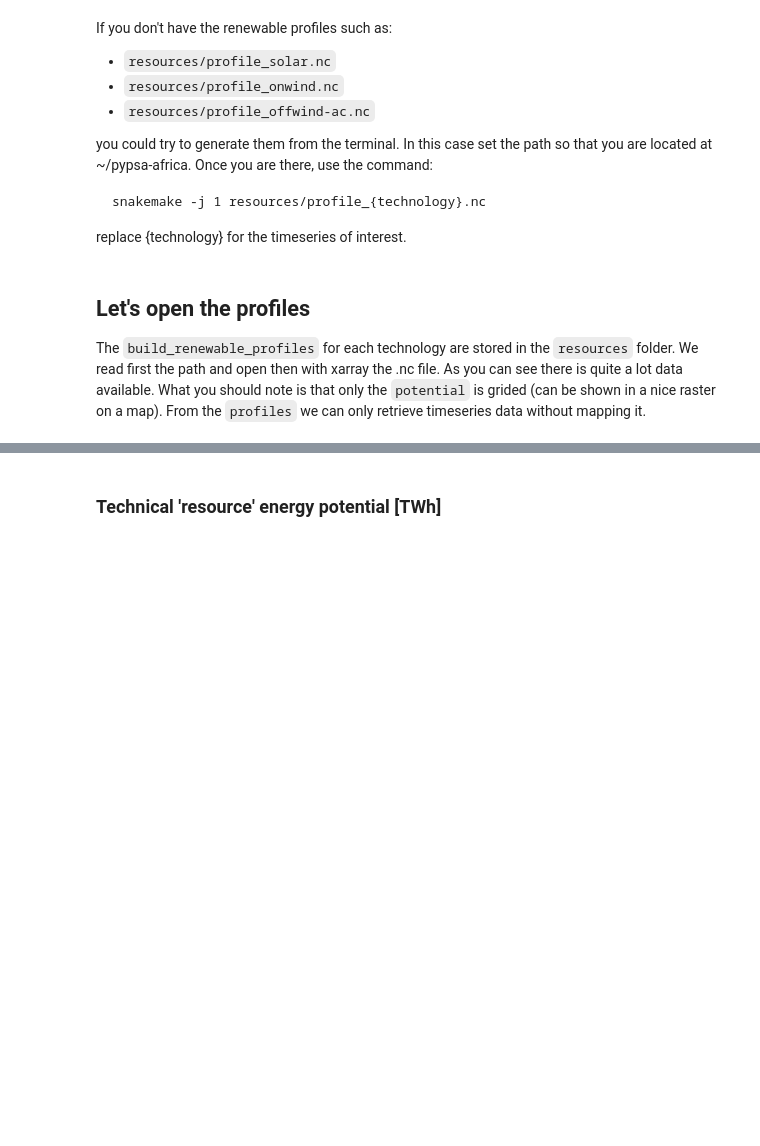
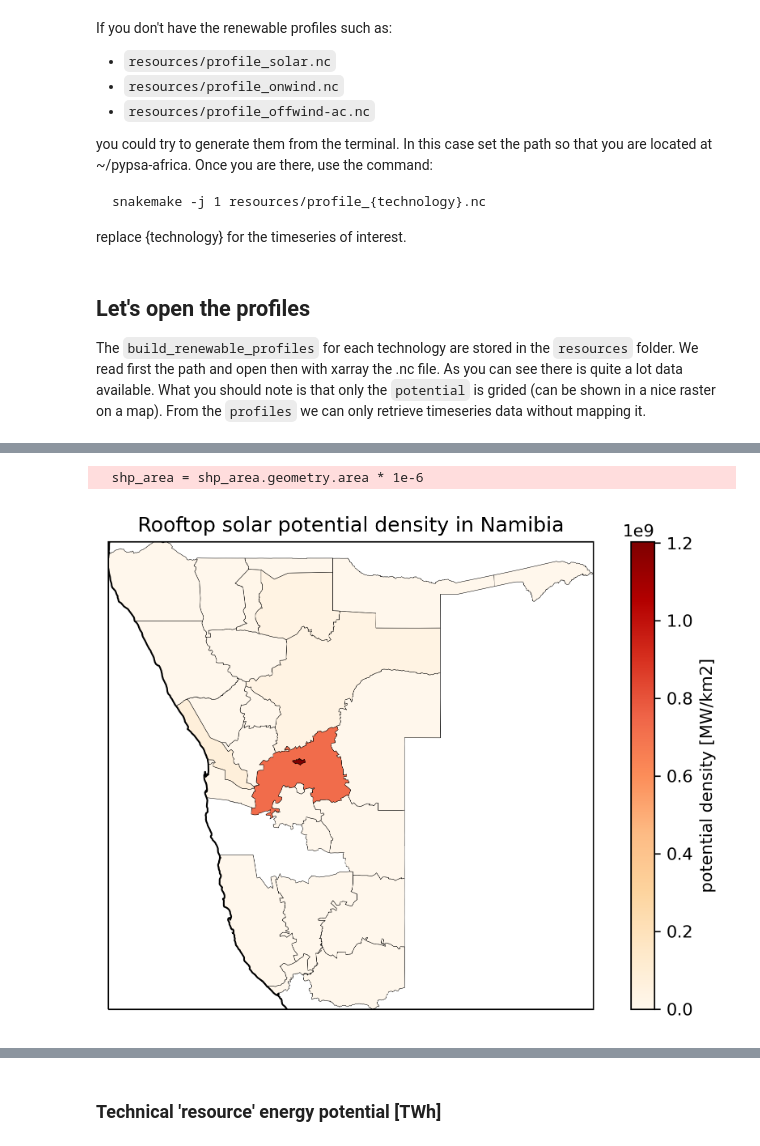
Before and after one commit to rajesh-ieg/thesis-notebook, a Jupyter notebook: analysis/build_renewable_profiles.ipynb, the cells around one changed output, grey strips where cells are left out. Saved outputs shown, nothing was run; the diff lists cells and outputs as text; code cells hidden in the pictures; blank space fills up the shorter version.

```diff
--- a/analysis/build_renewable_profiles.ipynb
+++ b/analysis/build_renewable_profiles.ipynb
@@ -146 +121,14 @@ plot_voronoi(
+# %%
+plot_potential(
+    elec,
+    "rooftop-solar",
+    shape_loc,
+    "OrRd",
+    ccrs.PlateCarree(),
+    title="Rooftop solar potential density in Namibia",
+    # filename="solar-cell.pdf",
+)
+# %% [output]
+  shp_area = shp_area.geometry.area * 1e-6
+[figure, added]
 # %%
```
Also changed, not shown: parts of 9 cells of this notebook, 11 other files.
